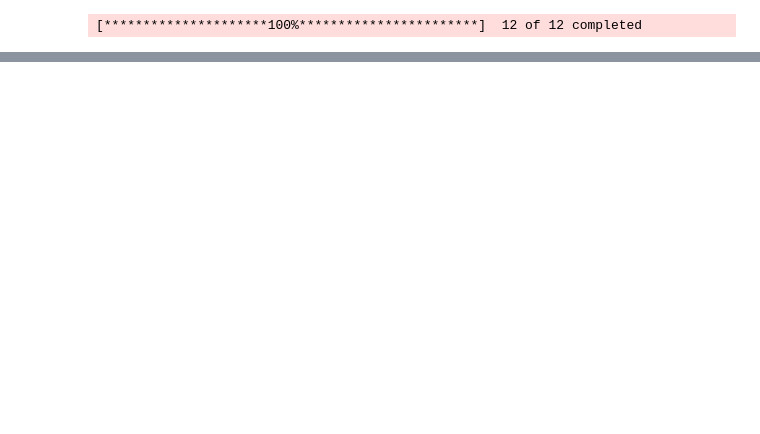
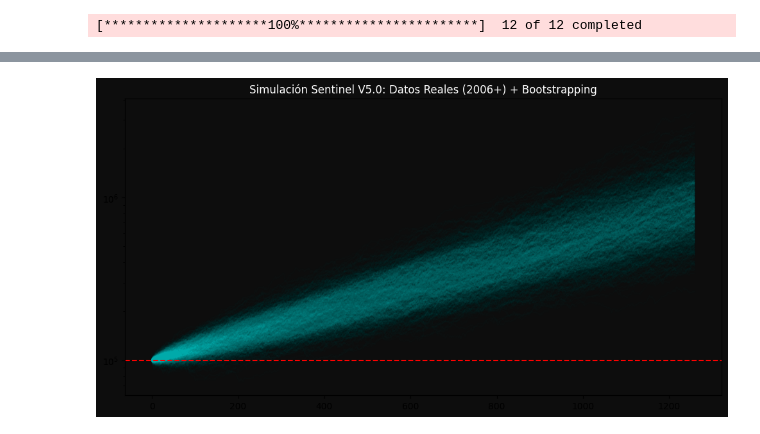
Before and after one commit to LiamSalazar/CienciaDatos, a Jupyter notebook: Proyecto/SecondTestingQuant.ipynb, the cells around one changed output, grey strips where cells are left out. Cells and saved outputs as stored; diff of their text form; code cells hidden in the pictures; blank space fills up the shorter version.

```diff
--- a/Proyecto/SecondTestingQuant.ipynb
+++ b/Proyecto/SecondTestingQuant.ipynb
@@ -6,58 +6,68 @@ import matplotlib.pyplot as plt
 from datetime import datetime
 
 # =============================================================================
-# CONFIGURACIÓN MAESTRA (CUMPLIMIENTO 100% INFORME)
+# CONFIGURACIÓN MAESTRA (CUMPLIMIENTO 100% INFORME + MEJORAS RECOMENDADAS)
 # =============================================================================
 ACTIVOS = ['AAPL', 'MSFT', 'NVDA', 'GOOGL', 'AMZN', 'META', 'AVGO', 'ASML', 'TSM', 'ADBE', 'NFLX', 'AMD']
 CAPITAL_INICIAL = 100000
-FECHA_INICIO = "2015-01-01"
+# Extendemos a 2006 para capturar crisis de 2008 y ciclo completo
+FECHA_INICIO = "2006-01-01"
 SIMULACIONES = 1000
 ANIOS_PROYECCION = 5
 BLOCK_SIZE = 10
+BURN_IN = 200 # Periodo para que la EMA200 se estabilice antes de operar
 
-def ejecutar_auditoria_definitiva():
-    print(f"[{datetime.now().strftime('%H:%M:%S')}] Iniciando sistema integral...")
+def ejecutar_auditoria_definitiva_v5():
+    print(f"[{datetime.now().strftime('%H:%M:%S')}] Iniciando sistema integral V5.0...")
 
     # --- 1. DESCARGA CORREGIDA DE DATOS REALES ---
     try:
-        raw_data = yf.download(ACTIVOS, start=FECHA_INICIO, group_by='ticker')
-        # Manejo de multi-índice para evitar el KeyError 'Adj Close'
-        data = pd.DataFrame({ticker: raw_data[ticker]['Adj Close'] for ticker in ACTIVOS}).dropna()
-        print(f"✅ Datos reales obtenidos: {len(data)} días de historia para {len(ACTIVOS)} activos.")
+        # Descarga con auto_adjust para manejar dividendos correctamente en el precio
+        raw_data = yf.download(ACTIVOS, start=FECHA_INICIO, group_by='ticker', auto_adjust=True)
+
+        # Corrección del KeyError: 'Adj Close' / 'Close' dependiendo de auto_adjust
+        col_name = 'Close'
+        data = pd.DataFrame({ticker: raw_data[ticker][col_name] for ticker in ACTIVOS}).dropna()
+
+        print(f"✅ Datos obtenidos: {len(data)} días para {len(ACTIVOS)} activos.")
     except Exception as e:
-        print(f"❌ Error en descarga: {e}")
+        print(f"❌ Error en descarga o procesamiento: {e}")
         return
 
-    # --- 2. MOTOR DE BACKTEST REAL (Lógica Endógena) ---
-    print(f"[{datetime.now().strftime('%H:%M:%S')}] Ejecutando lógica Sentinel sobre precios reales...")
+    # --- 2. MOTOR DE BACKTEST REAL (Con Burn-in y Lógica Endógena) ---
+    print(f"[{datetime.now().strftime('%H:%M:%S')}] Procesando indicadores con burn-in de {BURN_IN} días...")
     returns_estrategia_total = pd.DataFrame(index=data.index)
 
     for ticker in ACTIVOS:
         precios = data[ticker]
-        # Cálculo real de EMA200
+
+        # Cálculo de EMA200
         ema200 = precios.ewm(span=200, adjust=False).mean()
 
-        # Estado de Inversión basado exclusivamente en el PRECIO REAL
+        # Estado de Inversión (Lógica Sentinel)
+        # Aplicamos el filtro de Burn-in: solo operamos después del día 200
         esta_invertido = (precios > ema200).astype(int)
+        esta_invertido.iloc[:BURN_IN] = 0 # Forzamos efectivo durante el burn-in
 
-        # Retornos diarios y aplicación de la estrategia
+        # Retornos diarios
         ret_diario = precios.pct_change().fillna(0)
         ret_est = ret_diario * esta_invertido
 
-        # Aplicación de COSTOS REALES (Sesión 3.5)
-        # Swap CFD (0.02% diario si está dentro)
+        # --- APLICACIÓN DE COSTOS REALES (Sesión 3.5) ---
+        # Swap CFD: Solo si está invertido
         ret_est = np.where(esta_invertido == 1, ret_est - 0.0002, 0)
-        # Comisión 0.1% al entrar o salir
+
+        # Comisión 0.1%: Solo en cambios de estado de posición
         cambios = esta_invertido.diff().fillna(0) != 0
         ret_est[cambios] -= 0.001
 
         returns_estrategia_total[ticker] = ret_est
 
-    # Portafolio consolidado (Equiponderado)
-    portfolio_real_series = returns_estrategia_total.mean(axis=1)
+    # Serie de retornos del Portafolio (Eliminamos el burn-in para el bootstrapping)
+    portfolio_real_series = returns_estrategia_total.mean(axis=1).iloc[BURN_IN:]
 
     # --- 3. BOOTSTRAPPING POR BLOQUES (Sesión 3.4) ---
-    print(f"[{datetime.now().strftime('%H:%M:%S')}] Generando {SIMULACIONES} trayectorias de futuro...")
+    print(f"[{datetime.now().strftime('%H:%M:%S')}] Simulando futuro (Bootstrapping de {ANIOS_PROYECCION} años)...")
     serie_para_simular = portfolio_real_series.values
     dias_sim = 252 * ANIOS_PROYECCION
     num_bloques = dias_sim // BLOCK_SIZE
@@ -81,25 +91,27 @@ def ejecutar_auditoria_definitiva():
     prob_perdida = (len([x for x in resultados_finales if x < CAPITAL_INICIAL]) / SIMULACIONES) * 100
 
     print("\n" + "═"*70)
-    print("      INFORME FINAL DE VALIDACIÓN EMPÍRICA")
+    print("      AUDITORÍA INTEGRAL SENTINEL V5.0 (2006-2026)")
     print("═"*70)
-    print(f"Serie histórica real: {FECHA_INICIO} hasta hoy")
-    print(f"Escenario P5 (Pésimo):    ${p5:,.2f}")
-    print(f"Escenario P50 (Mediana):  ${p50:,.2f}")
-    print(f"Probabilidad de Pérdida: {prob_perdida:.2f}%")
+    print(f"Historial real:     {len(data)} días (Inicia {FECHA_INICIO})")
+    print(f"Burn-in aplicado:   {BURN_IN} días")
+    print(f"Escenario P5:       ${p5:,.2f}")
+    print(f"Mediana (P50):      ${p50:,.2f}")
+    print(f"Prob. de Pérdida:   {prob_perdida:.2f}%")
     print("─"*70)
 
-    # Criterio de aceptación: P5 > $50,000
+    # Criterio del informe: P5 > $50,000
     if p5 > 50000 and prob_perdida < 5:
-        print("✅ ESTATUS: MODELO VALIDADO. APTO PARA INTEGRACIÓN DE IA.")
+        print("✅ ESTATUS: MODELO VALIDADO (ESTRÉS DE 2008 INCLUIDO).")
     else:
-        print("❌ ESTATUS: REVISIÓN REQUERIDA. Riesgo excesivo en datos reales.")
+        print("❌ ESTATUS: REVISIÓN NECESARIA. No supera el test de estrés histórico.")
     print("═"*70)
 
     plt.axhline(y=CAPITAL_INICIAL, color='red', linestyle='--', label='Breakeven')
     plt.yscale('log')
-    plt.title("Simulación Sentinel V4.0: Precios Reales + Bootstrapping", color='white')
+    plt.title("Simulación Sentinel V5.0: Datos Reales (2006+) + Bootstrapping", color='white')
     plt.show()
 
-ejecutar_auditoria_definitiva()
+# Ejecución
+ejecutar_auditoria_definitiva_v5()
 # %% [output]
@@ -108,0 +135 @@ ejecutar_auditoria_definitiva()
+[figure, added]
```
Also changed, not shown: parts of 2 cells of this notebook.
